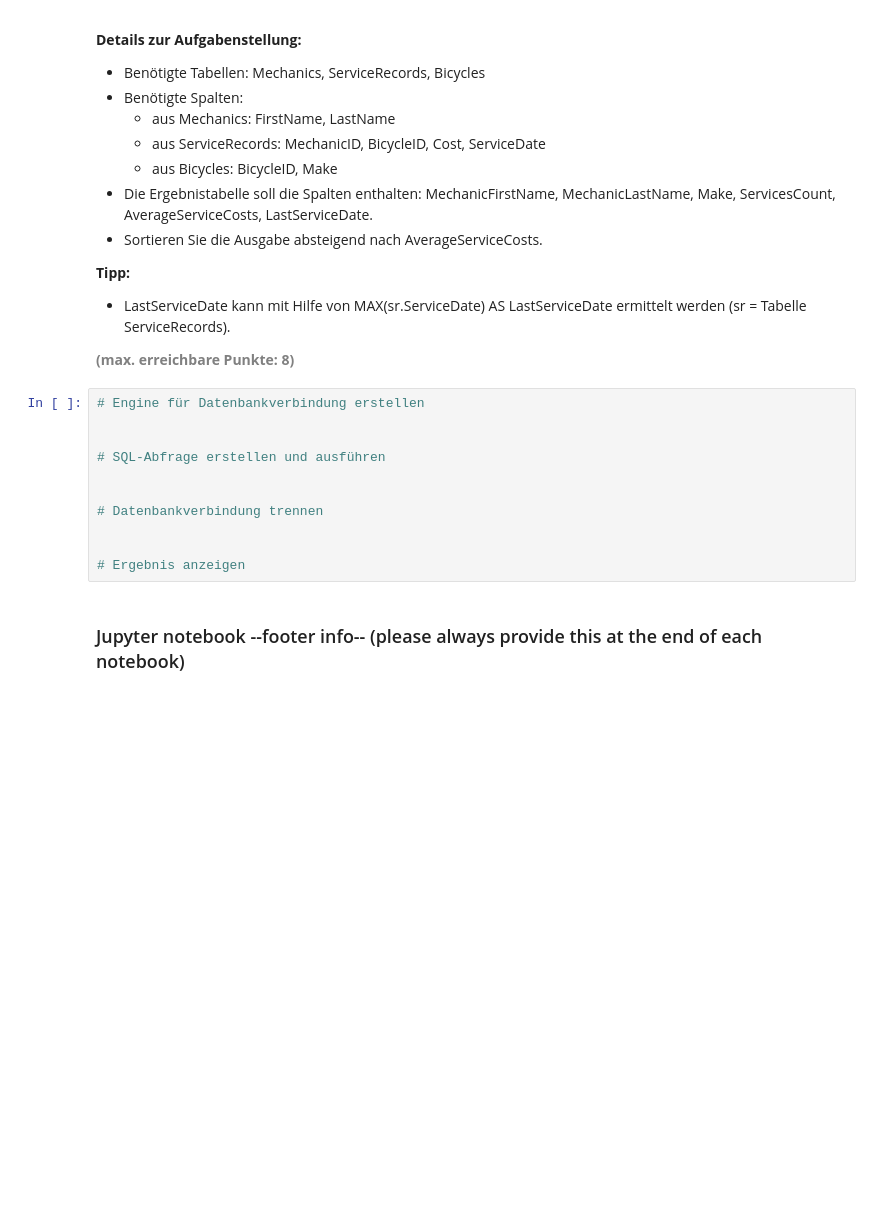
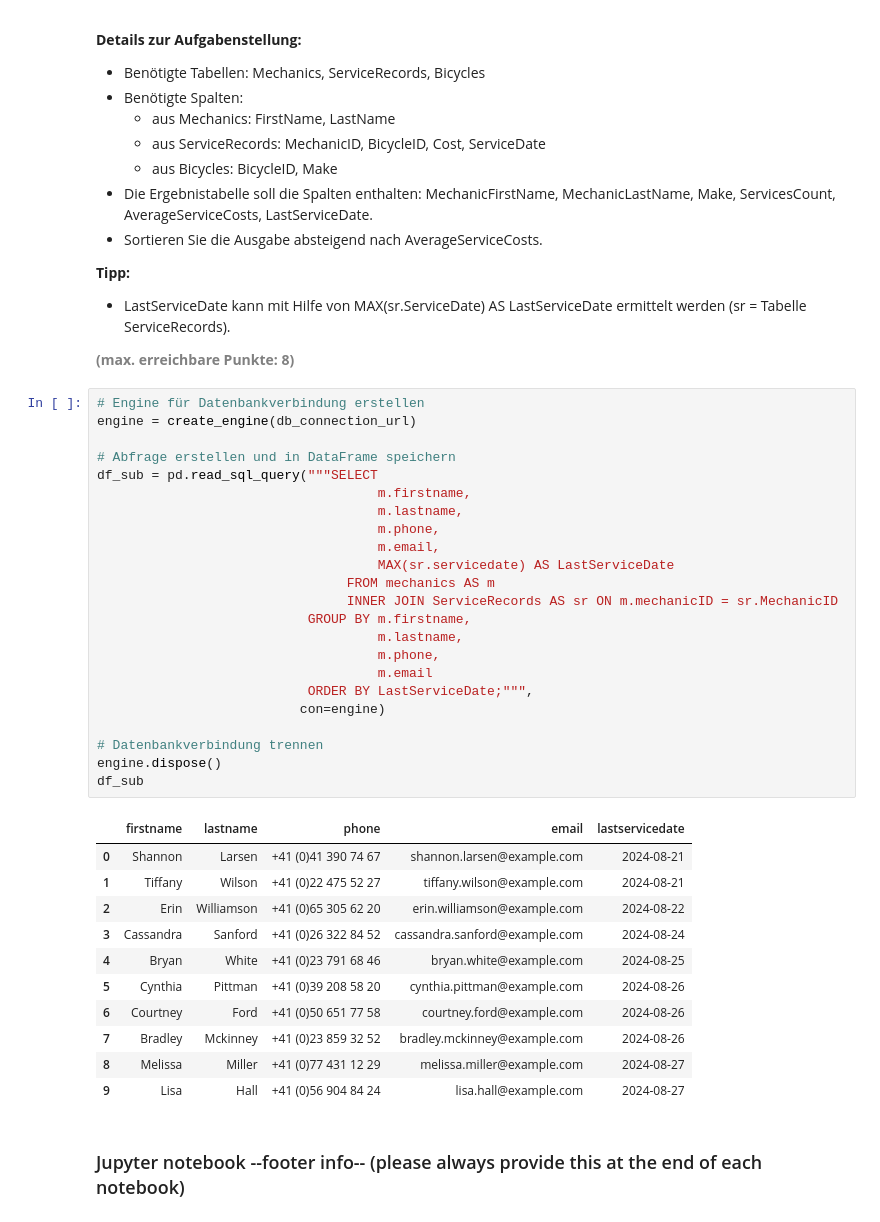
Before and after one commit to migifor-forstmi4/python_postgresql_pgadmin, a Jupyter notebook: Leistungsnachweis 1/AP01_Mgmt_Nutzung_Relationale_Daten.ipynb, the cells around one changed output. Cells and saved outputs as stored; diff of their text form; blank space fills up the shorter version.

```diff
--- a/Leistungsnachweis 1/AP01_Mgmt_Nutzung_Relationale_Daten.ipynb
+++ b/Leistungsnachweis 1/AP01_Mgmt_Nutzung_Relationale_Daten.ipynb
@@ -522,15 +574,39 @@ df_sub
 <b style="color: gray;">(max. erreichbare Punkte: 8)</b>
 # %%
 # Engine für Datenbankverbindung erstellen
+engine = create_engine(db_connection_url)
 
-
-# SQL-Abfrage erstellen und ausführen
-
+# Abfrage erstellen und in DataFrame speichern
+df_sub = pd.read_sql_query("""SELECT
+                                    m.firstname,
+                                    m.lastname,
+                                    m.phone,
+                                    m.email,
+                                    MAX(sr.servicedate) AS LastServiceDate
+                                FROM mechanics AS m
+                                INNER JOIN ServiceRecords AS sr ON m.mechanicID = sr.MechanicID
+                           GROUP BY m.firstname,
+                                    m.lastname,
+                                    m.phone,
+                                    m.email
+                           ORDER BY LastServiceDate;""",
+                          con=engine)
 
 # Datenbankverbindung trennen
-
-
-# Ergebnis anzeigen
+engine.dispose()
+df_sub
+# %% [output]
+|  | firstname | lastname | phone | email | lastservicedate |
+| 0 | Shannon | Larsen | +41 (0)41 390 74 67 | shannon.larsen@example.com | 2024-08-21 |
+| 1 | Tiffany | Wilson | +41 (0)22 475 52 27 | tiffany.wilson@example.com | 2024-08-21 |
+| 2 | Erin | Williamson | +41 (0)65 305 62 20 | erin.williamson@example.com | 2024-08-22 |
+| 3 | Cassandra | Sanford | +41 (0)26 322 84 52 | cassandra.sanford@example.com | 2024-08-24 |
+| 4 | Bryan | White | +41 (0)23 791 68 46 | bryan.white@example.com | 2024-08-25 |
+| 5 | Cynthia | Pittman | +41 (0)39 208 58 20 | cynthia.pittman@example.com | 2024-08-26 |
+| 6 | Courtney | Ford | +41 (0)50 651 77 58 | courtney.ford@example.com | 2024-08-26 |
+| 7 | Bradley | Mckinney | +41 (0)23 859 32 52 | bradley.mckinney@example.com | 2024-08-26 |
+| 8 | Melissa | Miller | +41 (0)77 431 12 29 | melissa.miller@example.com | 2024-08-27 |
+| 9 | Lisa | Hall | +41 (0)56 904 84 24 | lisa.hall@example.com | 2024-08-27 |
 # %% [markdown]
 ### Jupyter notebook --footer info-- (please always provide this at the end of each notebook)
 # %%
```
Also changed, not shown: parts of 2 cells of this notebook.
